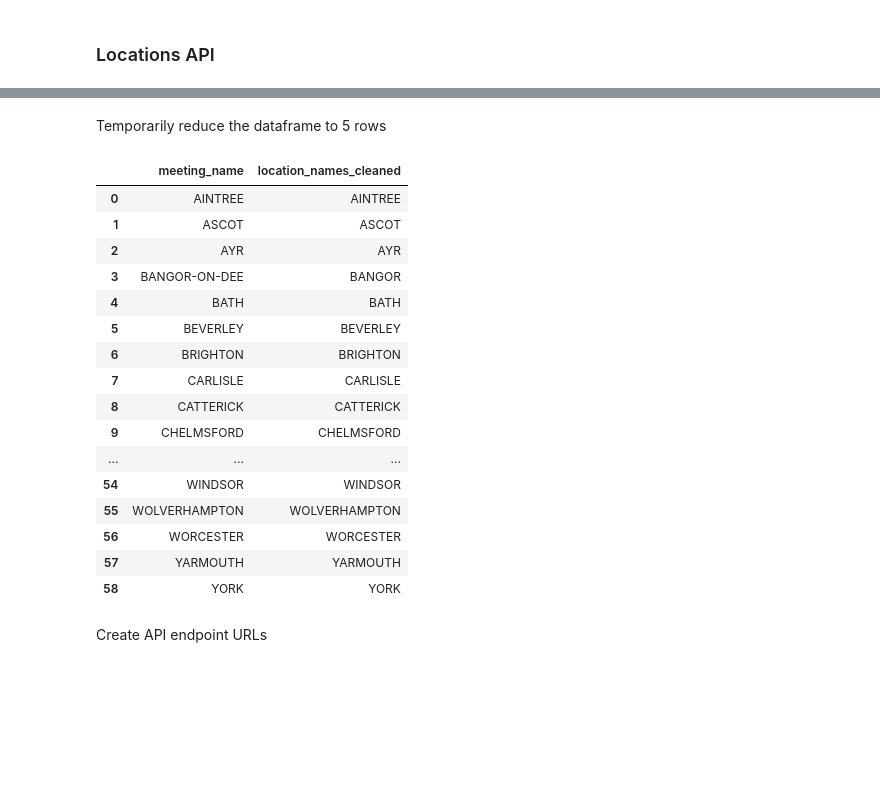
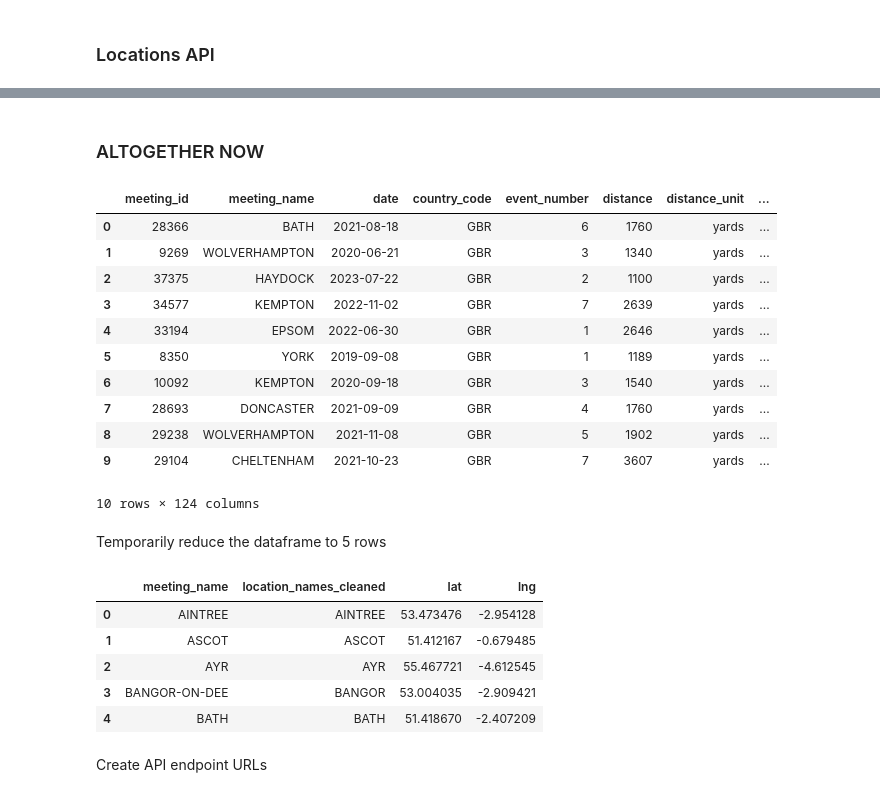
Before and after one commit to Harlequinht/which_horse, a Jupyter notebook: notebook/WeatherAPI.ipynb, the cells around one changed output, grey strips where cells are left out. Drawn from its saved outputs; the diff is of its cells as text; code cells hidden in the pictures; blank space fills up the shorter version.

Commit message:
completed weather function

```diff
--- a/notebook/WeatherAPI.ipynb
+++ b/notebook/WeatherAPI.ipynb
@@ -5,4 +5,6 @@ import os
 # %%
 file_csv = '~/code/harlqeuinht/which_horse/raw_data/combined_flat2_csv.csv'
 # %%
-df = pd.read_csv(file_csv)
+master_df = pd.read_csv(file_csv)
+# %%
+df = master_df.sample(n=10)
@@ -16,0 +130,2 @@ Create a DataFrame which stores the meeting location name and long & lat. Note t
+# %% [markdown]
+### ALTOGETHER NOW ###
@@ -16,0 +186,15 @@ Create a DataFrame which stores the meeting location name and long & lat. Note t
+# %%
+get_weather_final(df)
+# %% [output]
+|  | meeting_id | meeting_name | date | country_code | event_number | distance | distance_unit | ... |
+| 0 | 28366 | BATH | 2021-08-18 | GBR | 6 | 1760 | yards | ... |
+| 1 | 9269 | WOLVERHAMPTON | 2020-06-21 | GBR | 3 | 1340 | yards | ... |
+| 2 | 37375 | HAYDOCK | 2023-07-22 | GBR | 2 | 1100 | yards | ... |
+| 3 | 34577 | KEMPTON | 2022-11-02 | GBR | 7 | 2639 | yards | ... |
+| 4 | 33194 | EPSOM | 2022-06-30 | GBR | 1 | 2646 | yards | ... |
+| 5 | 8350 | YORK | 2019-09-08 | GBR | 1 | 1189 | yards | ... |
+| 6 | 10092 | KEMPTON | 2020-09-18 | GBR | 3 | 1540 | yards | ... |
+| 7 | 28693 | DONCASTER | 2021-09-09 | GBR | 4 | 1760 | yards | ... |
+| 8 | 29238 | WOLVERHAMPTON | 2021-11-08 | GBR | 5 | 1902 | yards | ... |
+| 9 | 29104 | CHELTENHAM | 2021-10-23 | GBR | 7 | 3607 | yards | ... |
+10 rows × 124 columns
@@ -23,25 +242,14 @@ locations_df['location_names_cleaned'] = locations_df['location_names_cleaned'].
 # %% [markdown]
 Temporarily reduce the dataframe to 5 rows
 # %%
-locations_df
+locations_df.head()
 # %% [output]
-|  | meeting_name | location_names_cleaned |
-| 0 | AINTREE | AINTREE |
-| 1 | ASCOT | ASCOT |
-| 2 | AYR | AYR |
-| 3 | BANGOR-ON-DEE | BANGOR |
-| 4 | BATH | BATH |
-| 5 | BEVERLEY | BEVERLEY |
-| 6 | BRIGHTON | BRIGHTON |
-| 7 | CARLISLE | CARLISLE |
-| 8 | CATTERICK | CATTERICK |
-| 9 | CHELMSFORD | CHELMSFORD |
-| ... | ... | ... |
-| 54 | WINDSOR | WINDSOR |
-| 55 | WOLVERHAMPTON | WOLVERHAMPTON |
-| 56 | WORCESTER | WORCESTER |
-| 57 | YARMOUTH | YARMOUTH |
-| 58 | YORK | YORK |
+|  | meeting_name | location_names_cleaned | lat | lng |
+| 0 | AINTREE | AINTREE | 53.473476 | -2.954128 |
+| 1 | ASCOT | ASCOT | 51.412167 | -0.679485 |
+| 2 | AYR | AYR | 55.467721 | -4.612545 |
+| 3 | BANGOR-ON-DEE | BANGOR | 53.004035 | -2.909421 |
+| 4 | BATH | BATH | 51.418670 | -2.407209 |
 # %% [markdown]
 Create API endpoint URLs
 # %%
```
Also changed, not shown: parts of 14 cells of this notebook, 2 other files.
